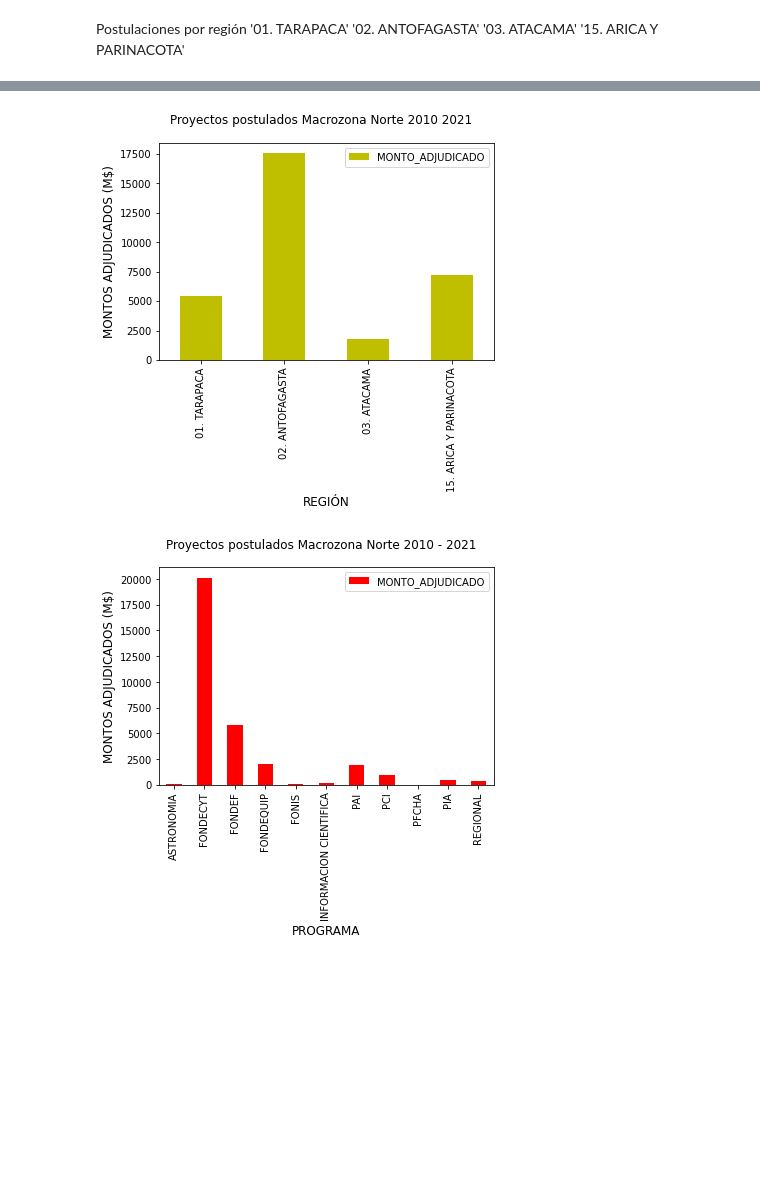
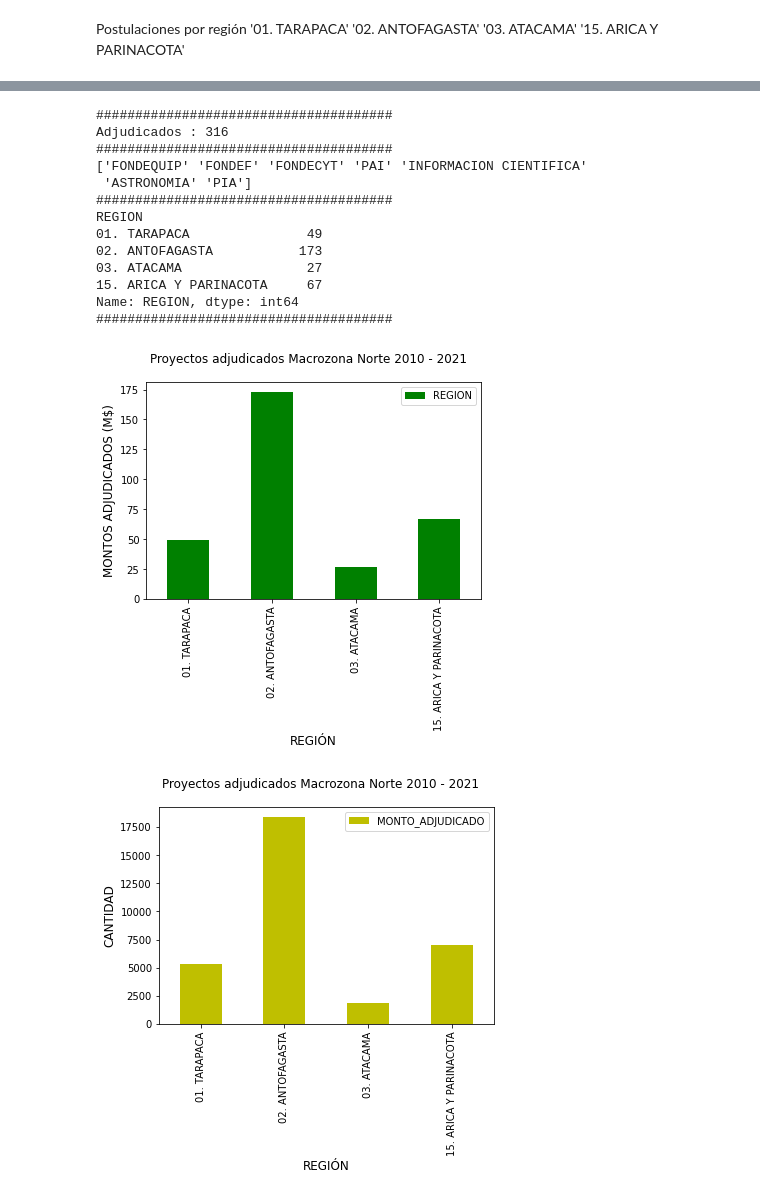
Before and after one commit to SEREMICTCI/DatosMacrozonales, a Jupyter notebook: src/proyectos_postulados_anid.ipynb, the cells around one changed output, grey strips where cells are left out. Saved outputs shown, nothing was run; the diff lists cells and outputs as text; code cells hidden in the pictures; blank space fills up the shorter version.

Commit message:
comparativa fuentes adjudicados vs postulados

```diff
--- a/src/proyectos_postulados_anid.ipynb
+++ b/src/proyectos_postulados_anid.ipynb
@@ -63,12 +63,21 @@ dfNorte['MONTO_ADJUDICADO'] = pd.to_numeric(dfNorte['MONTO_ADJUDICADO'], errors=
 # %% [markdown]
 Filtros para dataframe
 # %%
-AÑO = 2010
+AÑO = 2015
 
 dfNorte = dfNorte[dfNorte.MACROZONA             == "NORTE"]
 #dfNorte = dfNorte[dfNorte.PROGRAMA              == "FONDEQUIP"]
-dfNorte = dfNorte[dfNorte.TIPO_DE_INSTITUCION   == "UNIVERSIDAD"]
+#dfNorte = dfNorte[dfNorte.TIPO_DE_INSTITUCION   == "UNIVERSIDAD"]
 dfNorte = dfNorte[dfNorte.AÑO                   >= AÑO]
+
+
+# FILTROS PARA NORMALIZAR ADJUDICADOS Y POSTULADOS
+dfNorte = dfNorte[dfNorte.PROGRAMA != 'EXPLORA']
+dfNorte = dfNorte[dfNorte.PROGRAMA != 'PFCHA']
+dfNorte = dfNorte[dfNorte.PROGRAMA != 'REC']
+dfNorte = dfNorte[dfNorte.PROGRAMA != 'REGIONAL']
+dfNorte = dfNorte[dfNorte.PROGRAMA != 'FONIS']
+dfNorte = dfNorte[dfNorte.PROGRAMA != 'PCI']
 # %%
 dfTarapaca          = dfNorte[dfNorte.REGION == '01. TARAPACA']
 dfAricaParinacota   = dfNorte[dfNorte.REGION == '15. ARICA Y PARINACOTA']
@@ -109,23 +118,57 @@ plt.show()
 # %%
-dfResult = dfNorte[dfNorte.ESTADO_RESOLUCION == 'ADJUDICADO'].groupby([dfNorte.REGION]).sum()['MONTO_ADJUDICADO']
-dfResult.plot.bar(color='y')
+dfResult = dfNorte[dfNorte.ESTADO_RESOLUCION == 'ADJUDICADO']
 
-plt.suptitle('Proyectos postulados Macrozona Norte ' +  str(AÑO) + ' - ' + str(datetime.datetime.now().year))
+print("######################################")
+print ("Adjudicados : " + str(dfResult['MACROZONA'].count()))
+print("######################################")
+print(dfNorte['PROGRAMA'].unique())
+print("######################################")
+print(dfResult.groupby([dfNorte.REGION]).count()['REGION'])
+print("######################################")
+
+
+# CANTIDAD DE PROYECTOS ADJUDICADOS
+dfResult.groupby([dfNorte.REGION]).count()['REGION'].plot.bar(color='g')
+
+plt.suptitle('Proyectos adjudicados Macrozona Norte ' +  str(AÑO) + ' - 2020') #+ str(datetime.datetime.now().year))
 plt.ylabel('MONTOS ADJUDICADOS (M$)',fontsize=12)
 plt.xlabel('REGIÓN',fontsize=12)
 plt.legend()
 
 plt.show()
 
-dfResult = dfNorte[dfNorte.ESTADO_RESOLUCION == 'ADJUDICADO'].groupby([dfNorte.PROGRAMA]).sum()['MONTO_ADJUDICADO']
-dfResult.plot.bar(color='r')
+# ANALISIS MONTO ADJUDICADO POR REGION
+dfResult.groupby([dfNorte.REGION]).sum()['MONTO_ADJUDICADO'].plot.bar(color='y')
 
-plt.suptitle('Proyectos postulados Macrozona Norte ' +  str(AÑO) + ' - ' + str(datetime.datetime.now().year))
+plt.suptitle('Proyectos adjudicados Macrozona Norte ' +  str(AÑO) + ' - 2020') #+ str(datetime.datetime.now().year))
+plt.ylabel('CANTIDAD',fontsize=12)
+plt.xlabel('REGIÓN',fontsize=12)
+plt.legend()
+
+plt.show()
+
+# ANALISIS MONTO ADJUDICADO POR PROGRAMA
+dfResult.groupby([dfNorte.PROGRAMA]).sum()['MONTO_ADJUDICADO'].plot.bar(color='r')
+
+plt.suptitle('Proyectos adjudicados Macrozona Norte ' +  str(AÑO) + ' - 2020') #+ str(datetime.datetime.now().year))
 plt.ylabel('MONTOS ADJUDICADOS (M$)',fontsize=12)
 plt.xlabel('PROGRAMA',fontsize=12)
 plt.legend()
 
 plt.show()
 # %% [output]
+######################################
+Adjudicados : 316
+######################################
+['FONDEQUIP' 'FONDEF' 'FONDECYT' 'PAI' 'INFORMACION CIENTIFICA'
+ 'ASTRONOMIA' 'PIA']
+######################################
+REGION
+01. TARAPACA               49
+02. ANTOFAGASTA           173
+03. ATACAMA                27
+15. ARICA Y PARINACOTA     67
+Name: REGION, dtype: int64
+######################################
-[figure, old version]
+[figure, new version]
-[figure, old version]
+[figure, new version]
```
Also changed, not shown: parts of 3 cells of this notebook, 4 other files.
